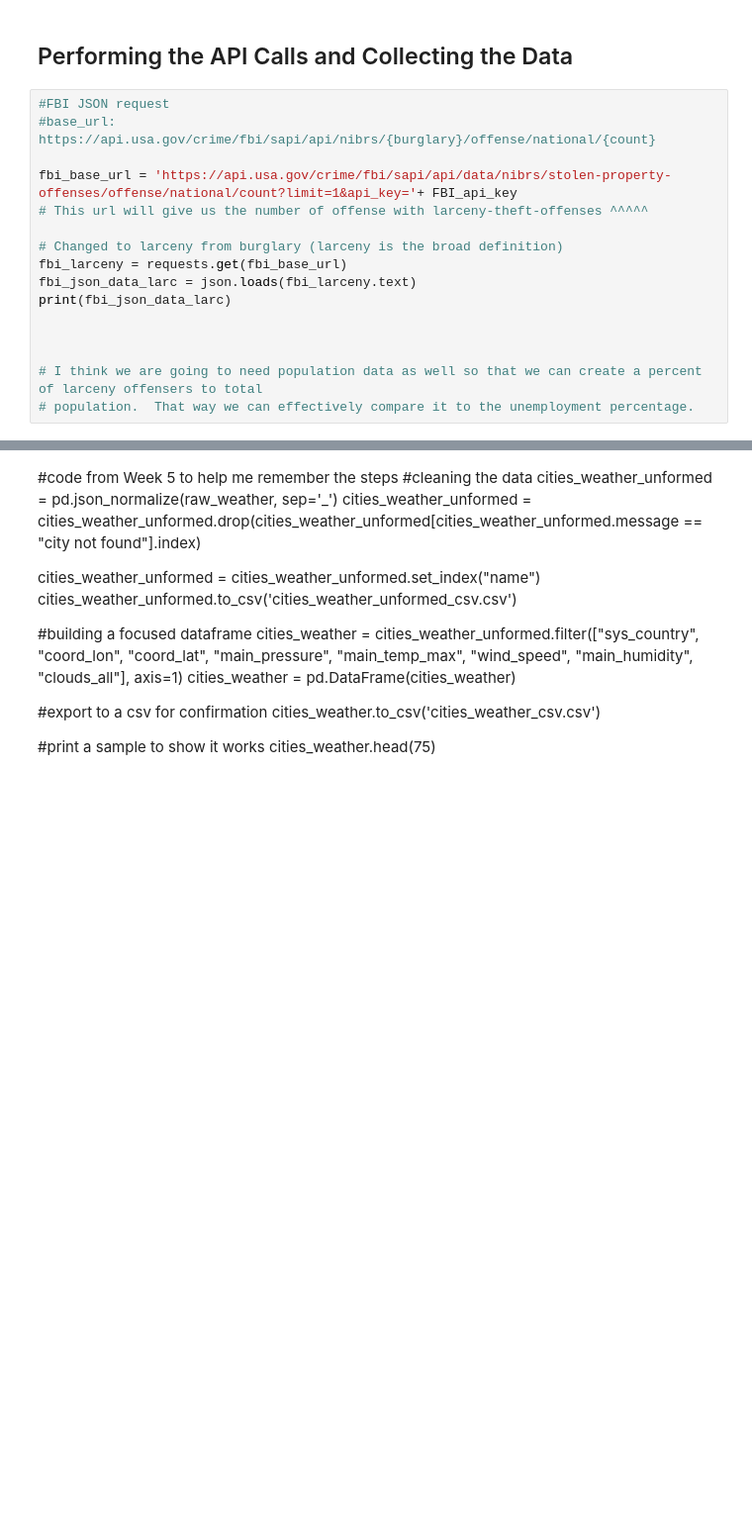
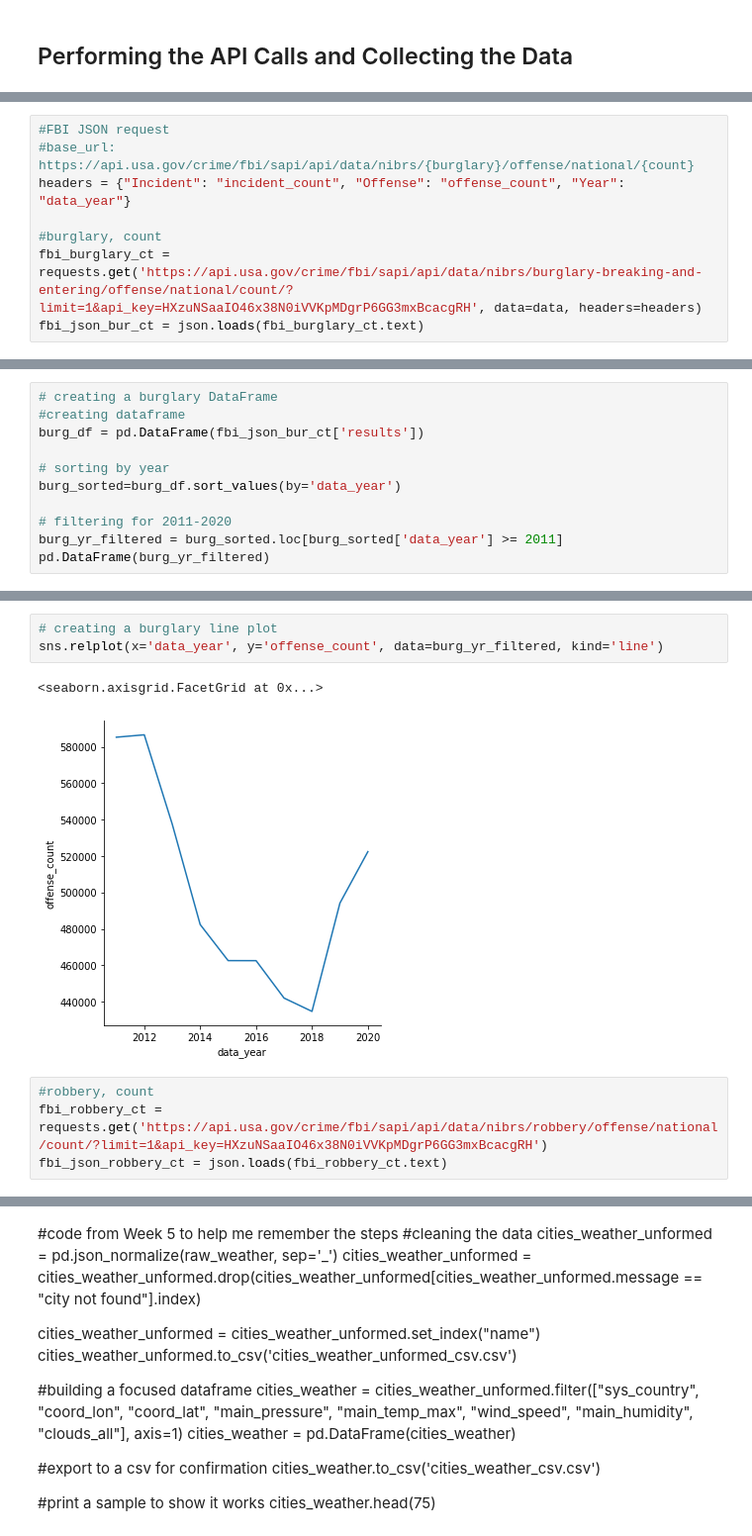
Before and after one commit to HeatherLD/API-Project, a Jupyter notebook: Homework 8 Exploratory API project - Jamie's version.ipynb, the cells around one changed output, grey strips where cells are left out. Shown at 99% size. Drawn from its saved outputs; the diff is of its cells as text; blank space fills up the shorter version.

```diff
--- a/Homework 8 Exploratory API project - Jamie's version.ipynb
+++ b/Homework 8 Exploratory API project - Jamie's version.ipynb
@@ -23,19 +23,3 @@ import API_Keys
 from API_Keys import FBI_api_key, BLS_api_key
 # %% [markdown]
 ## Performing the API Calls and Collecting the Data
-# %%
-#FBI JSON request
-#base_url: https://api.usa.gov/crime/fbi/sapi/api/nibrs/{burglary}/offense/national/{count}
-
-fbi_base_url = 'https://api.usa.gov/crime/fbi/sapi/api/data/nibrs/stolen-property-offenses/offense/national/count?limit=1&api_key='+ FBI_api_key
-# This url will give us the number of offense with larceny-theft-offenses ^^^^^
-
-# Changed to larceny from burglary (larceny is the broad definition)
-fbi_larceny = requests.get(fbi_base_url)
-fbi_json_data_larc = json.loads(fbi_larceny.text)
-print(fbi_json_data_larc)
-
-
-
-# I think we are going to need population data as well so that we can create a percent of larceny offensers to total
-# population.  That way we can effectively compare it to the unemployment percentage.
@@ -90,0 +26,8 @@ fbi_data_unformed_larc.to_csv('fbi_data_unformed_larc_csv.csv')
+# %%
+#FBI JSON request
+#base_url: https://api.usa.gov/crime/fbi/sapi/api/data/nibrs/{burglary}/offense/national/{count}
+headers = {"Incident": "incident_count", "Offense": "offense_count", "Year": "data_year"}
+
+#burglary, count
+fbi_burglary_ct = requests.get('https://api.usa.gov/crime/fbi/sapi/api/data/nibrs/burglary-breaking-and-entering/offense/national/count/?limit=1&api_key=HXzuNSaaIO46x38N0iVVKpMDgrP6GG3mxBcacgRH', data=data, headers=headers)
+fbi_json_bur_ct = json.loads(fbi_burglary_ct.text)
@@ -90,0 +40,11 @@ fbi_data_unformed_larc.to_csv('fbi_data_unformed_larc_csv.csv')
+# %%
+# creating a burglary DataFrame
+#creating dataframe
+burg_df = pd.DataFrame(fbi_json_bur_ct['results'])
+
+# sorting by year
+burg_sorted=burg_df.sort_values(by='data_year')
+
+# filtering for 2011-2020
+burg_yr_filtered = burg_sorted.loc[burg_sorted['data_year'] >= 2011]
+pd.DataFrame(burg_yr_filtered)
@@ -90,0 +63,10 @@ fbi_data_unformed_larc.to_csv('fbi_data_unformed_larc_csv.csv')
+# %%
+# creating a burglary line plot
+sns.relplot(x='data_year', y='offense_count', data=burg_yr_filtered, kind='line')
+# %% [output]
+<seaborn.axisgrid.FacetGrid at 0x...>
+[figure, added]
+# %%
+#robbery, count
+fbi_robbery_ct = requests.get('https://api.usa.gov/crime/fbi/sapi/api/data/nibrs/robbery/offense/national/count/?limit=1&api_key=HXzuNSaaIO46x38N0iVVKpMDgrP6GG3mxBcacgRH')
+fbi_json_robbery_ct = json.loads(fbi_robbery_ct.text)
```
Also changed, not shown: parts of 19 cells of this notebook, 2 other files.
